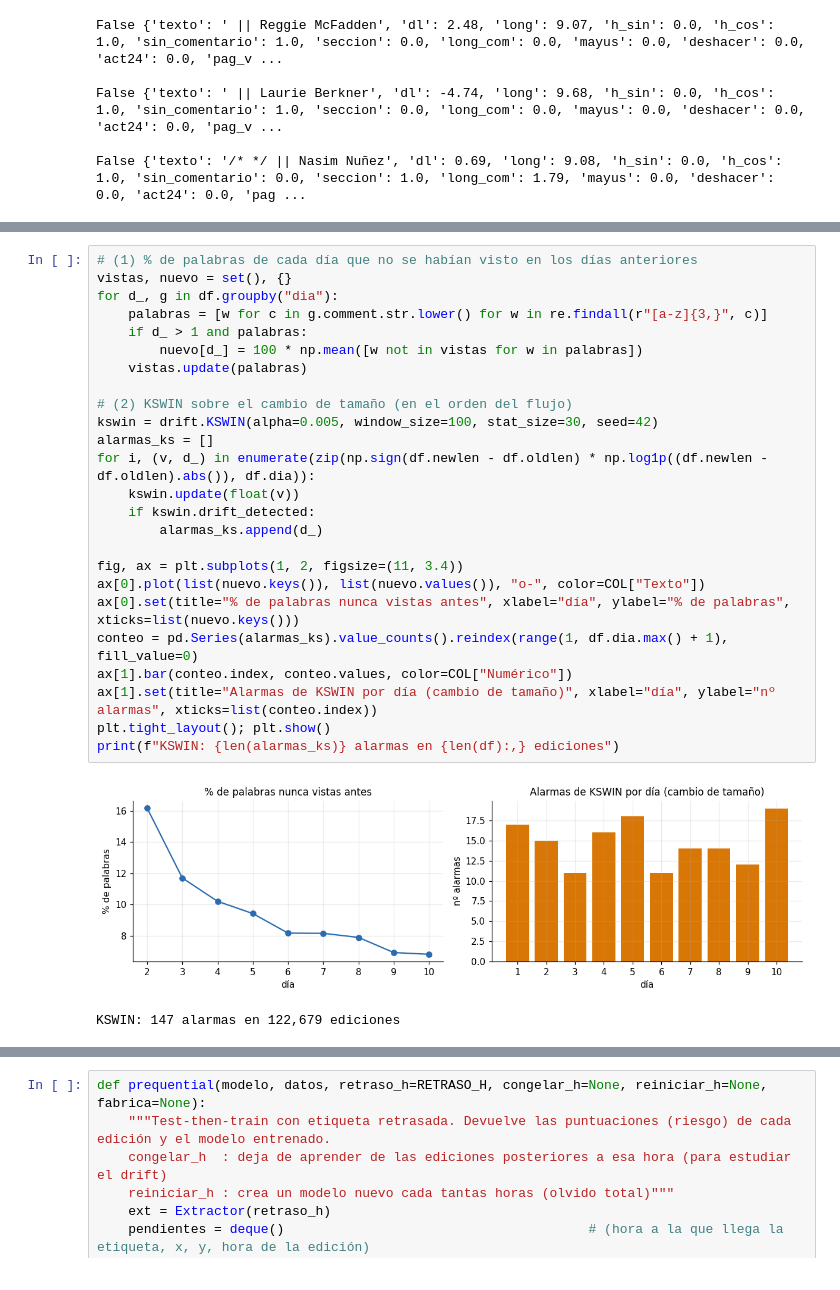
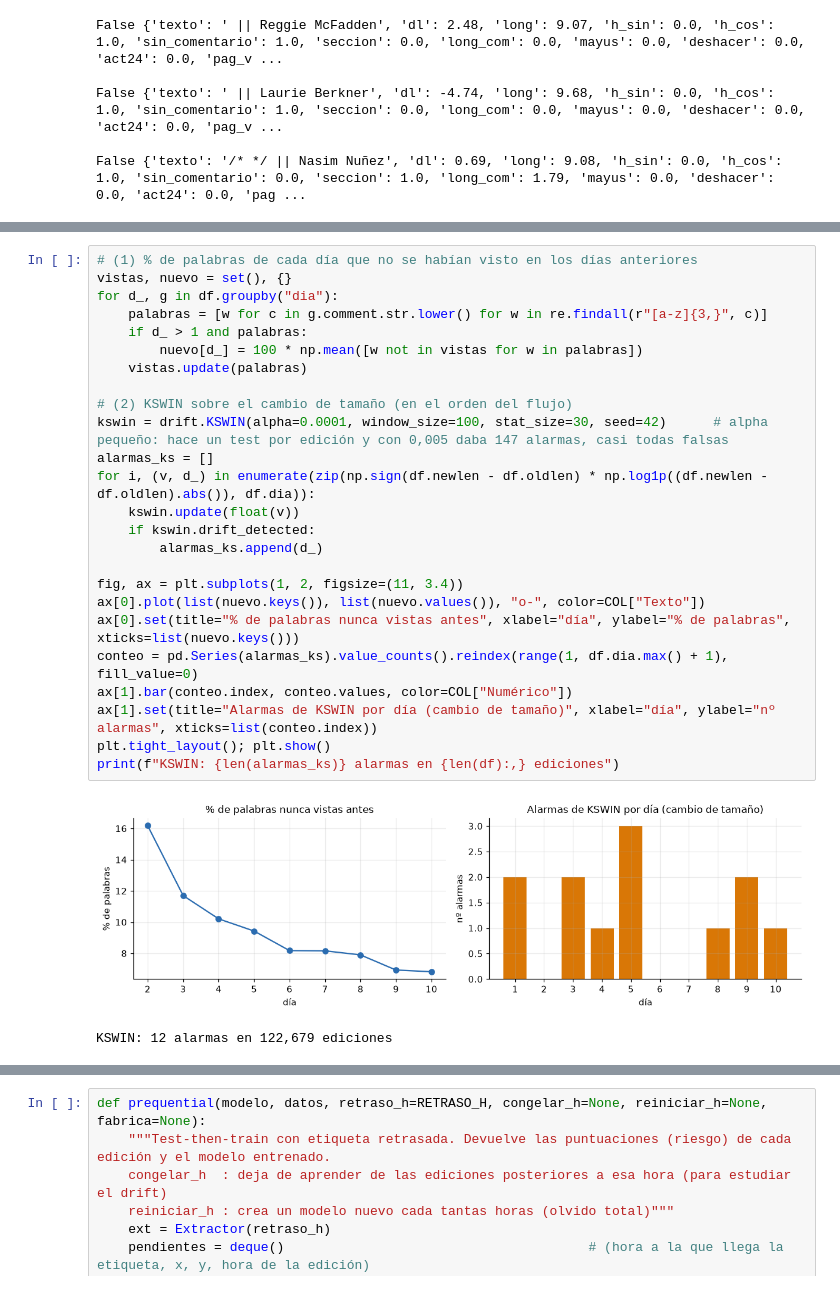
Before and after one commit to javiacey16/proyecto-series-temporales, a Jupyter notebook: proyecto_flujos_wikipedia_v5.ipynb, the cells around one changed output, grey strips where cells are left out. Drawn from its saved outputs; the diff is of its cells as text.

```diff
--- a/proyecto_flujos_wikipedia_v5.ipynb
+++ b/proyecto_flujos_wikipedia_v5.ipynb
@@ -254,28 +260,28 @@ Dos comprobaciones sencillas: (1) el **vocabulario nuevo** que va apareciendo en
 # %%
 # (1) % de palabras de cada día que no se habían visto en los días anteriores
 vistas, nuevo = set(), {}
 for d_, g in df.groupby("dia"):
     palabras = [w for c in g.comment.str.lower() for w in re.findall(r"[a-z]{3,}", c)]
     if d_ > 1 and palabras:
         nuevo[d_] = 100 * np.mean([w not in vistas for w in palabras])
     vistas.update(palabras)
 
 # (2) KSWIN sobre el cambio de tamaño (en el orden del flujo)
-kswin = drift.KSWIN(alpha=0.005, window_size=100, stat_size=30, seed=42)
+kswin = drift.KSWIN(alpha=0.0001, window_size=100, stat_size=30, seed=42)      # alpha pequeño: hace un test por edición y con 0,005 daba 147 alarmas, casi todas falsas
 alarmas_ks = []
 for i, (v, d_) in enumerate(zip(np.sign(df.newlen - df.oldlen) * np.log1p((df.newlen - df.oldlen).abs()), df.dia)):
     kswin.update(float(v))
     if kswin.drift_detected:
         alarmas_ks.append(d_)
 
 fig, ax = plt.subplots(1, 2, figsize=(11, 3.4))
 ax[0].plot(list(nuevo.keys()), list(nuevo.values()), "o-", color=COL["Texto"])
 ax[0].set(title="% de palabras nunca vistas antes", xlabel="día", ylabel="% de palabras", xticks=list(nuevo.keys()))
 conteo = pd.Series(alarmas_ks).value_counts().reindex(range(1, df.dia.max() + 1), fill_value=0)
 ax[1].bar(conteo.index, conteo.values, color=COL["Numérico"])
 ax[1].set(title="Alarmas de KSWIN por día (cambio de tamaño)", xlabel="día", ylabel="nº alarmas", xticks=list(conteo.index))
 plt.tight_layout(); plt.show()
 print(f"KSWIN: {len(alarmas_ks)} alarmas en {len(df):,} ediciones")
 # %% [output]
-[figure, old version]
+[figure, new version]
-KSWIN: 147 alarmas en 122,679 ediciones
+KSWIN: 12 alarmas en 122,679 ediciones
```
Also changed, not shown: parts of 43 cells of this notebook.
